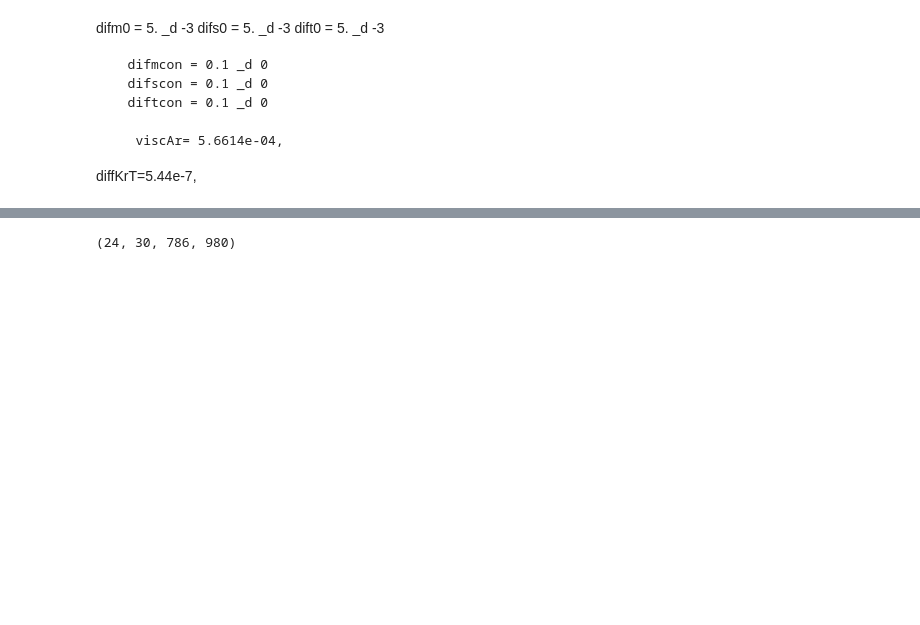
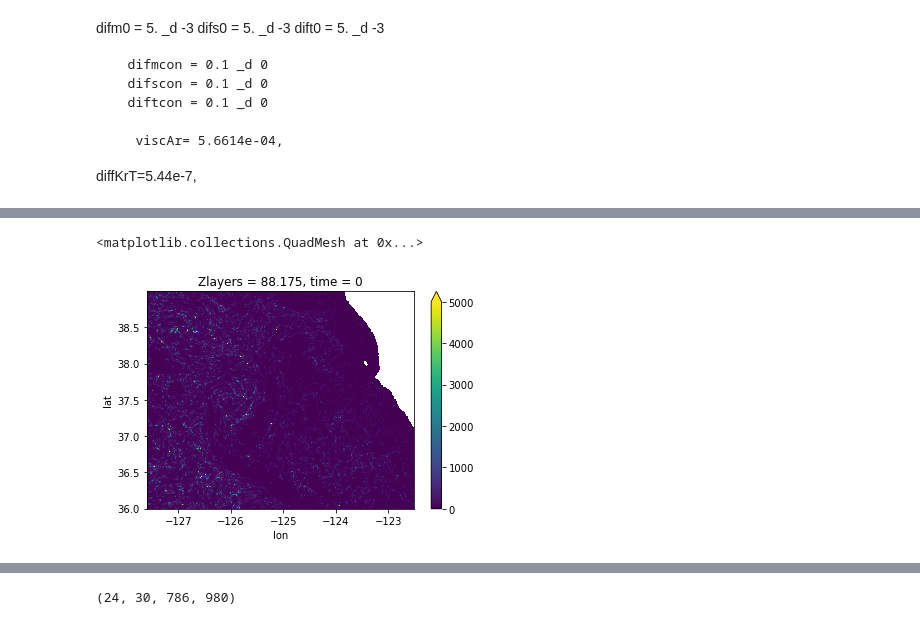
Before and after one commit to avik2007/CoupledOceAtmo, a Jupyter notebook: mit_geos_analysis/notebook26_KPPcalculation.ipynb, the cells around one changed output, grey strips where cells are left out. Drawn from its saved outputs; the diff is of its cells as text; code cells hidden in the pictures; blank space fills up the shorter version.

```diff
--- a/mit_geos_analysis/notebook26_KPPcalculation.ipynb
+++ b/mit_geos_analysis/notebook26_KPPcalculation.ipynb
@@ -1975 +1985,7 @@ array([[[[5.43999988e-07, 5.43999988e-07, 5.43999988e-07, ...,
+# %%
+%matplotlib inline
+diffus[0,0,:,:].plot(vmin=0, vmax=5000)
+# %% [output]
+<matplotlib.collections.QuadMesh at 0x...>
+[figure, added]
 # %%
```
Also changed, not shown: parts of 90 cells of this notebook, 2 other files.
